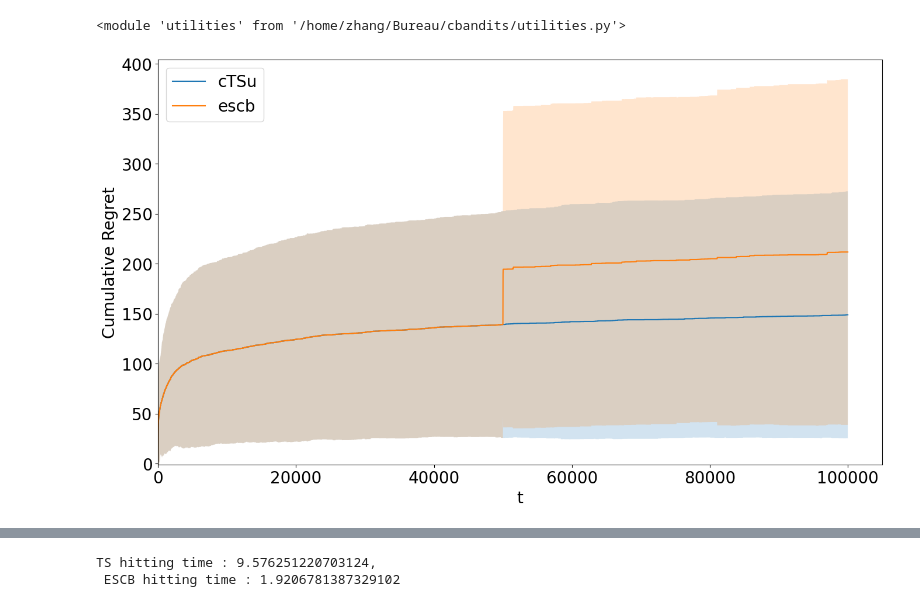
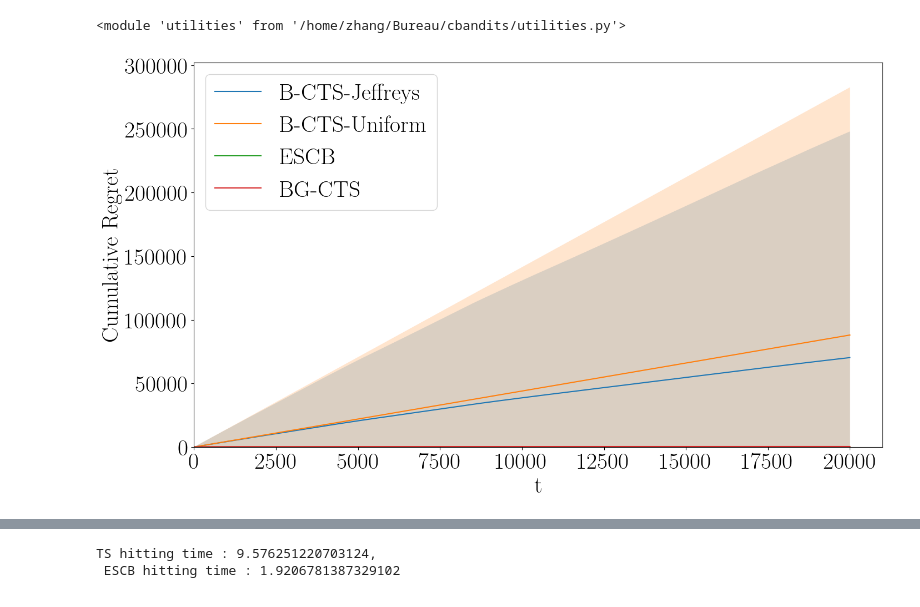
Before and after one commit to RaymZhang/CTS-Mismatched-Paradox, a Jupyter notebook: Testing.ipynb, the cells around one changed output, grey strips where cells are left out. Cells and saved outputs as stored; diff of their text form; code cells hidden in the pictures.

```diff
--- a/Testing.ipynb
+++ b/Testing.ipynb
@@ -5,6 +5,20 @@ import utilities
 import pyomo as pyo
 from multiprocessing import Process, Value
 import time, os
+
+from tqdm import tqdm
+
+plt.style.use('default')
+params = {"ytick.color" : "black",
+          "xtick.color" : "black",
+          "axes.labelcolor" : "black",
+          "axes.edgecolor" : "black",
+          "text.usetex" : True,
+          "font.family" : "serif",
+          "font.serif" : ["Computer Modern Serif"],
+          "font.size" : "20"
+         }
+plt.rcParams.update(params)
 # %% [markdown]
 # Karmbandit problem
 # %%
@@ -902,3 +1003,27 @@ escb regret:  70.0
+# %%
+regretsdict1 =  {
+        #  "cTSg" : cTSgregrets,
+        #  "cTSadv" : cTSadvregrets,
+        #  "cUCB" : cUCBregrets,
+        #  "egreedy" : egreedyregrets,
+        #  "excommit" : excommitregrets
+        "B-CTS-Jeffreys" : cTSbetajeffregrets.copy(),
+        "B-CTS-Uniform" : cTSbetauregrets.copy(),
+        "ESCB" : escbregrets.copy(),
+        "BG-CTS" : SGTSregrets.copy()
+        }
+# %%
+regretsdictal =  {
+        #  "cTSg" : cTSgregrets,
+        #  "cTSadv" : cTSadvregrets,
+        #  "cUCB" : cUCBregrets,
+        #  "egreedy" : egreedyregrets,
+        #  "excommit" : excommitregrets
+        "B-CTS-Jeffreys" : regretsdict1["CTS-Beta-Jeffreys"],
+        "B-CTS-Uniform" : regretsdict1["CTS-Beta-Uniform"],
+        "ESCB" : regretsdict1["ESCB"],
+        "BG-CTS" : regretsdict1["SG-CTS"]
+        }
 # %%
 #  Creating a test function to test the algorithms
 
@@ -915,6 +1035,6 @@ importlib.reload(utilities)
 # %% [output]
 <module 'utilities' from '/home/zhang/Bureau/cbandits/utilities.py'>
 # %%
-utilities.plot_regret(regretsdict, save = False, paramsdict = paramsdict, banditenv = problem, mode = 1)
+utilities.plot_regret(regretsdictal, save = False, paramsdict = paramsdict, banditenv = problem, mode = 1)
 # %% [output]
-[figure, old version]
+[figure, new version]
```
Also changed, not shown: parts of 20 cells of this notebook, 4 other files.
